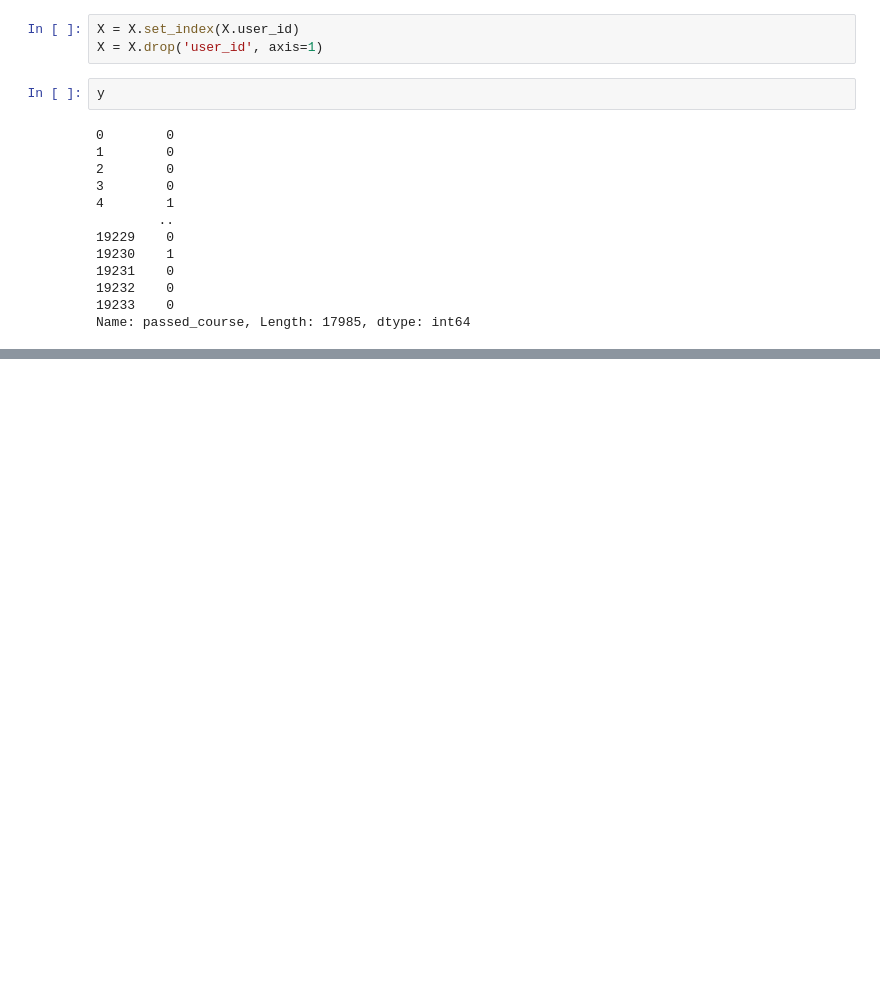
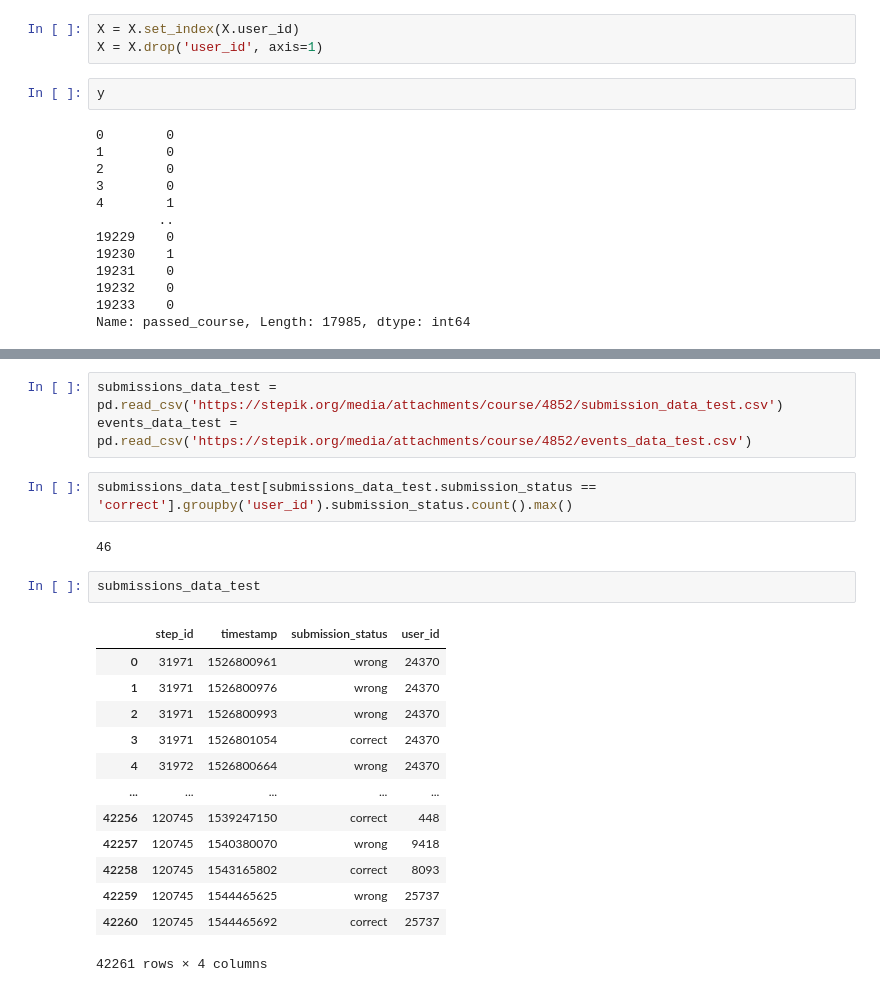
Before and after one commit to raent1/N_C_Projects, a Jupyter notebook: stepik_ml_contest/stepik_ml_project.ipynb, the cells around one changed output, grey strips where cells are left out. Cells and saved outputs as stored; diff of their text form; blank space fills up the shorter version.

Commit message:
new upd on stepik_project

```diff
--- a/stepik_ml_contest/stepik_ml_project.ipynb
+++ b/stepik_ml_contest/stepik_ml_project.ipynb
@@ -652,0 +787,23 @@ Name: passed_course, Length: 17985, dtype: int64
+# %%
+submissions_data_test = pd.read_csv('https://stepik.org/media/attachments/course/4852/submission_data_test.csv')
+events_data_test = pd.read_csv('https://stepik.org/media/attachments/course/4852/events_data_test.csv')
+# %%
+submissions_data_test[submissions_data_test.submission_status == 'correct'].groupby('user_id').submission_status.count().max()
+# %% [output]
+46
+# %%
+submissions_data_test
+# %% [output]
+|  | step_id | timestamp | submission_status | user_id |
+| 0 | 31971 | 1526800961 | wrong | 24370 |
+| 1 | 31971 | 1526800976 | wrong | 24370 |
+| 2 | 31971 | 1526800993 | wrong | 24370 |
+| 3 | 31971 | 1526801054 | correct | 24370 |
+| 4 | 31972 | 1526800664 | wrong | 24370 |
+| ... | ... | ... | ... | ... |
+| 42256 | 120745 | 1539247150 | correct | 448 |
+| 42257 | 120745 | 1540380070 | wrong | 9418 |
+| 42258 | 120745 | 1543165802 | correct | 8093 |
+| 42259 | 120745 | 1544465625 | wrong | 25737 |
+| 42260 | 120745 | 1544465692 | correct | 25737 |
+42261 rows × 4 columns
```
Also changed, not shown: parts of 17 cells of this notebook.
